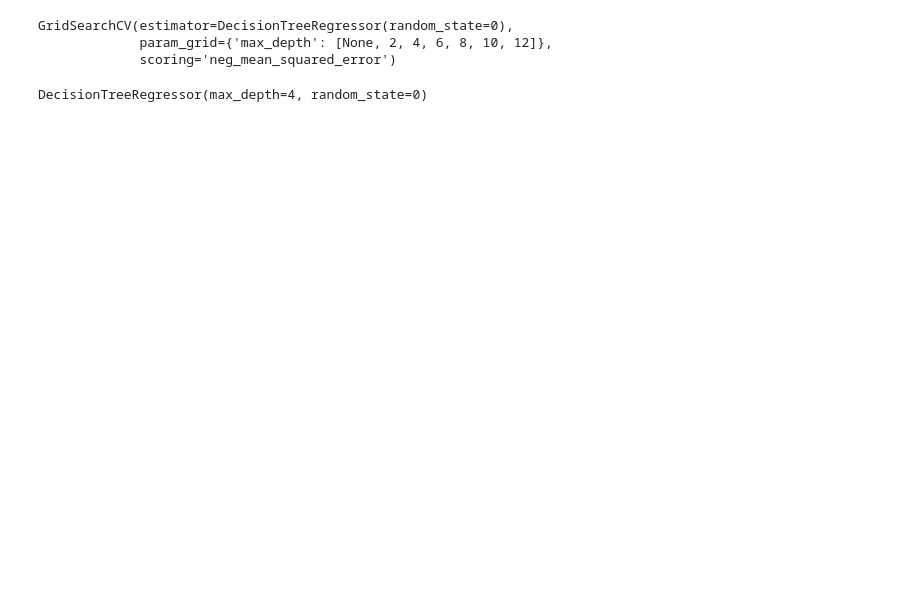
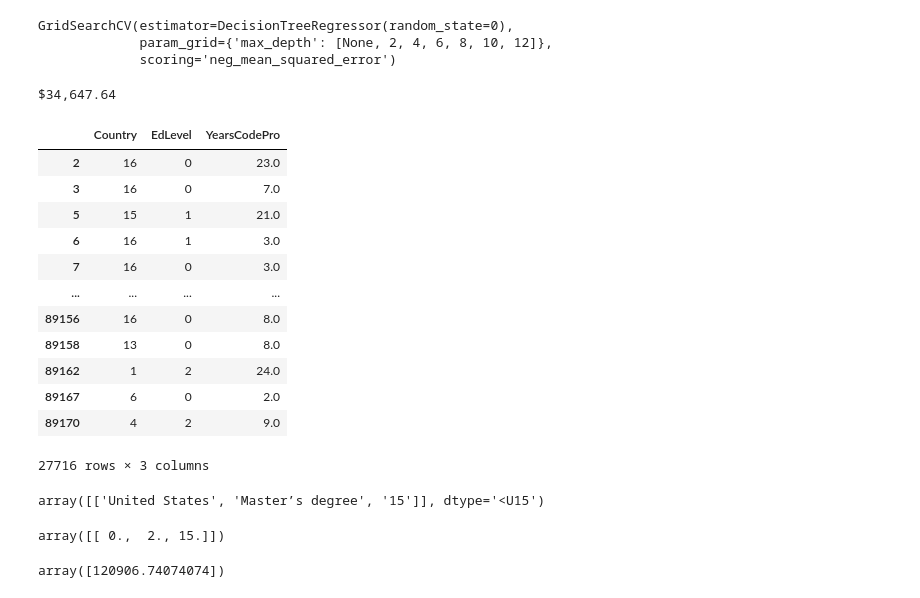
Before and after one commit to Briankipkemboi78/Salary-predictor, a Jupyter notebook: SalaryPrediction.ipynb, the cells around one changed output. Cells and saved outputs as stored; diff of their text form; code cells hidden in the pictures; blank space fills up the shorter version.

```diff
--- a/SalaryPrediction.ipynb
+++ b/SalaryPrediction.ipynb
@@ -181,12 +200,12 @@ array(['Bachelor’s degree (B.A., B.S., B.Eng., etc.)',
 # %%
 def clean_education(x):
-    if "Bachelor’s degree" in x:
-        return "Bachelor's degree"
-    if "Master’s degree" in x:
-        return "Master's degree"
-    if "Professional degree" in x or "Other doctoral" in x:
-        return "Post grad"
-    return "Less than a Bachelors"
+    if 'Bachelor’s degree' in x:
+        return 'Bachelor’s degree'
+    if 'Master’s degree' in x:
+        return 'Master’s degree'
+    if 'Professional degree' in x or 'Other doctoral' in x:
+        return 'Post grad'
+    return 'Less than a Bachelors'
 
-df["EdLevel"] = df["EdLevel"].apply(clean_education)
+df['EdLevel'] = df['EdLevel'].apply(clean_education)
 # %%
@@ -267,4 +288,43 @@ regressor = gs.best_estimator_
-# %%
-regressor.fit(X, y.values)
-# %% [output]
-DecisionTreeRegressor(max_depth=4, random_state=0)
+# %%
+regressor = gs.best_estimator_
+
+regressor.fit(X, y.values)
+y_pred = regressor.predict(X)
+error = np.sqrt(mean_squared_error(y, y_pred))
+print("${:,.02f}".format(error))
+# %% [output]
+$34,647.64
+# %%
+X
+# %% [output]
+|  | Country | EdLevel | YearsCodePro |
+| 2 | 16 | 0 | 23.0 |
+| 3 | 16 | 0 | 7.0 |
+| 5 | 15 | 1 | 21.0 |
+| 6 | 16 | 1 | 3.0 |
+| 7 | 16 | 0 | 3.0 |
+| ... | ... | ... | ... |
+| 89156 | 16 | 0 | 8.0 |
+| 89158 | 13 | 0 | 8.0 |
+| 89162 | 1 | 2 | 24.0 |
+| 89167 | 6 | 0 | 2.0 |
+| 89170 | 4 | 2 | 9.0 |
+27716 rows × 3 columns
+# %%
+# country, edlevel, yearscode
+X = np.array([["United States", 'Master’s degree', 15 ]])
+X
+# %% [output]
+array([['United States', 'Master’s degree', '15']], dtype='<U15')
+# %%
+X[:, 0] = le_country.transform(X[:,0])
+X[:, 1] = le_education.transform(X[:,1])
+X = X.astype(float)
+X
+# %% [output]
+array([[ 0.,  2., 15.]])
+# %%
+y_pred = regressor.predict(X)
+y_pred
+# %% [output]
+array([120906.74074074])
```
Also changed, not shown: parts of 28 cells of this notebook, 1 other file.
